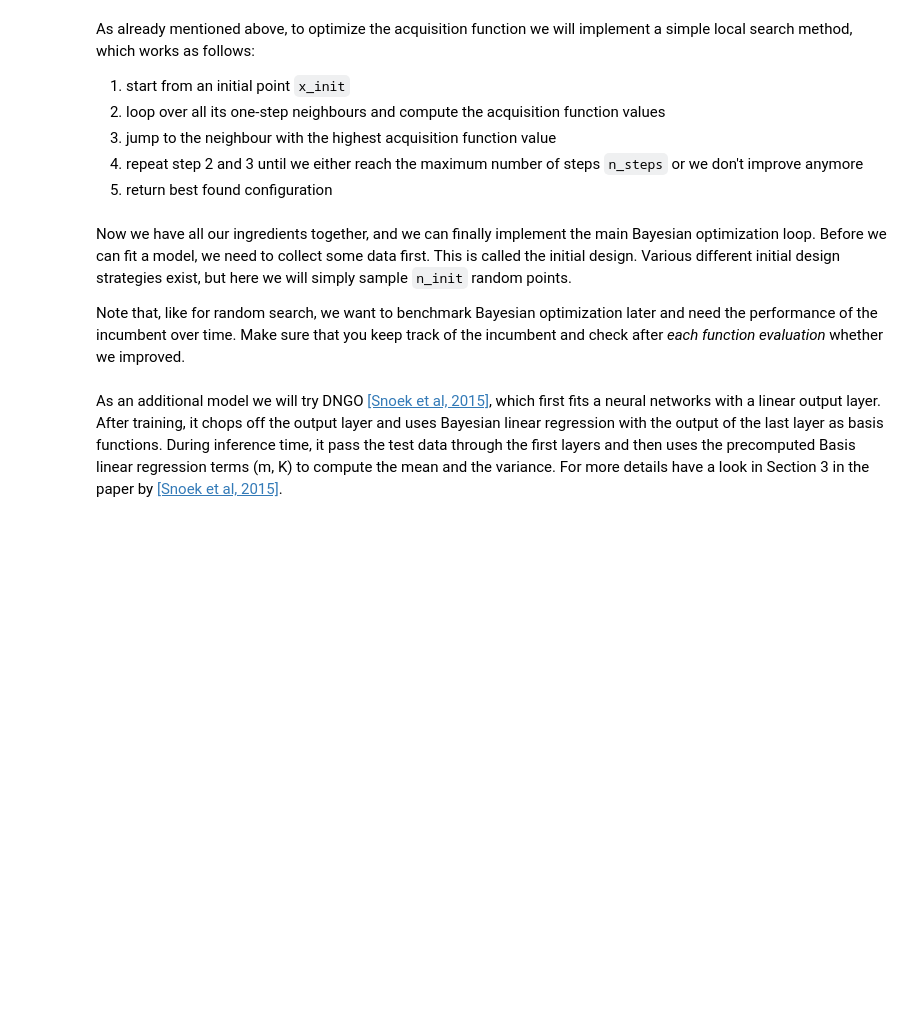
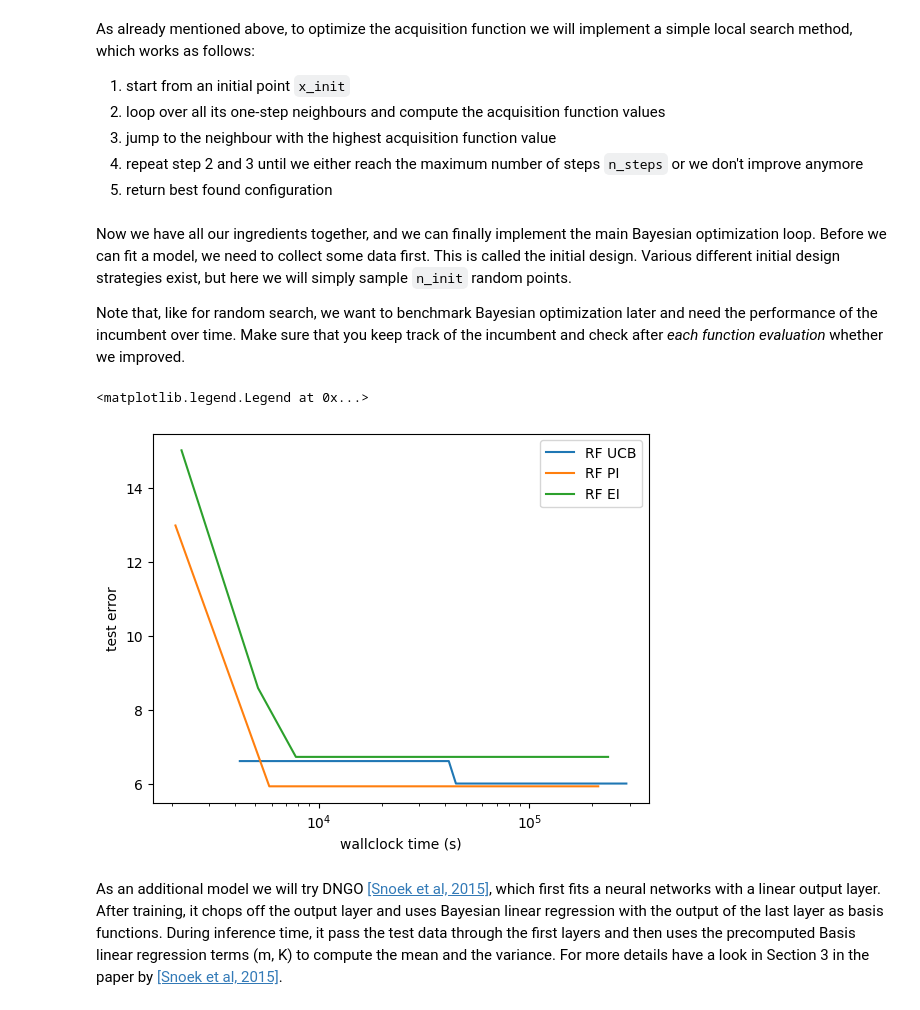
Before and after one commit to abwerby/DeepLearningLab, a Jupyter notebook: autoML/automl_1.ipynb, the cells around one changed output. Saved outputs shown, nothing was run; the diff lists cells and outputs as text; code cells hidden in the pictures; blank space fills up the shorter version.

```diff
--- a/autoML/automl_1.ipynb
+++ b/autoML/automl_1.ipynb
@@ -179,14 +188,24 @@ def ei(candidates: np.ndarray, model, y_star: float) -> np.ndarray:
     # TODO: compute the improvement for the candidate points over y_star in expectation based on the model's predictions
     epsilon = 0.0000001 # add this to sigma in denominator to avoid division by 0
     explore_factor = 0.01
-    raise NotImplementedError
+    mean, var = model.predict(candidates)
+    sigma = np.sqrt(var)
+    improvement = mean - y_star
+    Z = improvement / (sigma + epsilon)
+    ei = improvement * norm.cdf(Z) + sigma * norm.pdf(Z)
+    return ei
 
 def pi(candidates: np.ndarray, model, y_star: float) -> np.ndarray:
     """ Probability of Improvement Acquisition Function """
     # TODO: compute the probability of model predictions being better than y_star
     epsilon = 0.0000001 # add this to sigma in denominator to avoid division by 0
     explore_factor = 0.01
-    raise NotImplementedError
+    mean, var = model.predict(candidates)
+    sigma = np.sqrt(var)
+    improvement = mean - y_star
+    Z = improvement / (sigma + epsilon)
+    pi = norm.cdf(Z)
+    return pi
 # %% [markdown]
 As already mentioned above, to optimize the acquisition function we will implement a simple local search method, which works as follows:
  1. start from an initial point `x_init`
@@ -200,21 +219,27 @@ from ConfigSpace.util import get_one_exchange_neighbourhood  # see docstring: ht
 def local_search(acquisition_function, model, y_star: float,
                  x_init: ConfigSpace.Configuration, n_steps: int) -> ConfigSpace.Configuration:
     current_best = x_init
-    current_best_value = acquisition_function(x_init.get_array()[None, :])
+    current_best_value = acquisition_function(x_init.get_array()[None, :], model, y_star)
     for i in range(n_steps):
 
         # TODO: evaluate one-step neighbourhood (hint: use get_one_exchange_neighbourhood function)
-        raise NotImplementedError
+        neighbors = get_one_exchange_neighbourhood(current_best, seed=i)
 
         max_ei = current_best_value
         best_neighbor = None
         for neighbor in neighbors:
             # TODO: check whether we improved upon the current best
-            raise NotImplementedError
+            ei_value = acquisition_function(neighbor.get_array()[None, :], model, y_star)
+            if ei_value > max_ei:
+                max_ei = ei_value
+                best_neighbor = neighbor
 
         # TODO: jump to the next neighbour if we improved.
         # In case we converged, stop the local search
-        raise NotImplementedError
+        if best_neighbor is None:
+            break
+        current_best = best_neighbor
+        current_best_value = max_ei
 
     return current_best
 # %% [markdown]
@@ -226,36 +251,39 @@ Note that, like for random search, we want to benchmark Bayesian optimization la
 # %%
 from functools import partial
 
 class BayesianOptimization(RandomSearch):
     def run(self, model, acquisition_function=ei, optimizer=local_search):
         self._initialization()
 
         # start main BO loop
         for i in range(self.n_init, self.n_iters):
 
             # TODO: fit model
-            raise NotImplementedError
+            model_ = model(np.array([c.get_array() for c in self.X]), self.y)
 
             # TODO: optimize acquisition function to get candidate point
-            raise NotImplementedError
+            candidate = optimizer(acquisition_function, model_, self.incumbent_val, self.incumbent, 10)
 
             # TODO: evaluate objective function at the candidate point and update incumbent
-            raise NotImplementedError
+            self.evaluate_and_log(candidate)
 
 opt_ucb = BayesianOptimization(benchmark=b, n_iters=100, n_init=20)
 opt_ucb.run(model=RandomForest, acquisition_function=ucb)
 opt_pi = BayesianOptimization(benchmark=b, n_iters=100, n_init=20)
 opt_pi.run(model=RandomForest, acquisition_function=pi)
 opt_ei = BayesianOptimization(benchmark=b, n_iters=100, n_init=20)
-opt:ei.run(model=RandomForest, acquisition_function=ei)
+opt_ei.run(model=RandomForest, acquisition_function=ei)
 
 plt.plot(opt_ucb.total_time, opt_ucb.incumbent_trajectory_error, label='RF UCB')
 plt.plot(opt_pi.total_time, opt_pi.incumbent_trajectory_error, label='RF PI')
 plt.plot(opt_ei.total_time, opt_ei.incumbent_trajectory_error, label='RF EI')
 plt.xscale('log')
 plt.ylabel("test error")
 plt.xlabel("wallclock time (s)")
 plt.legend()
+# %% [output]
+<matplotlib.legend.Legend at 0x...>
+[figure, added]
 # %% [markdown]
 As an additional model we will try DNGO [[Snoek et al, 2015]](#4.-References), which first fits a neural networks with a linear output layer.
 After training, it chops off the output layer and uses Bayesian linear regression with the output of the last layer as basis functions.
```
Also changed, not shown: parts of 3 cells of this notebook.
